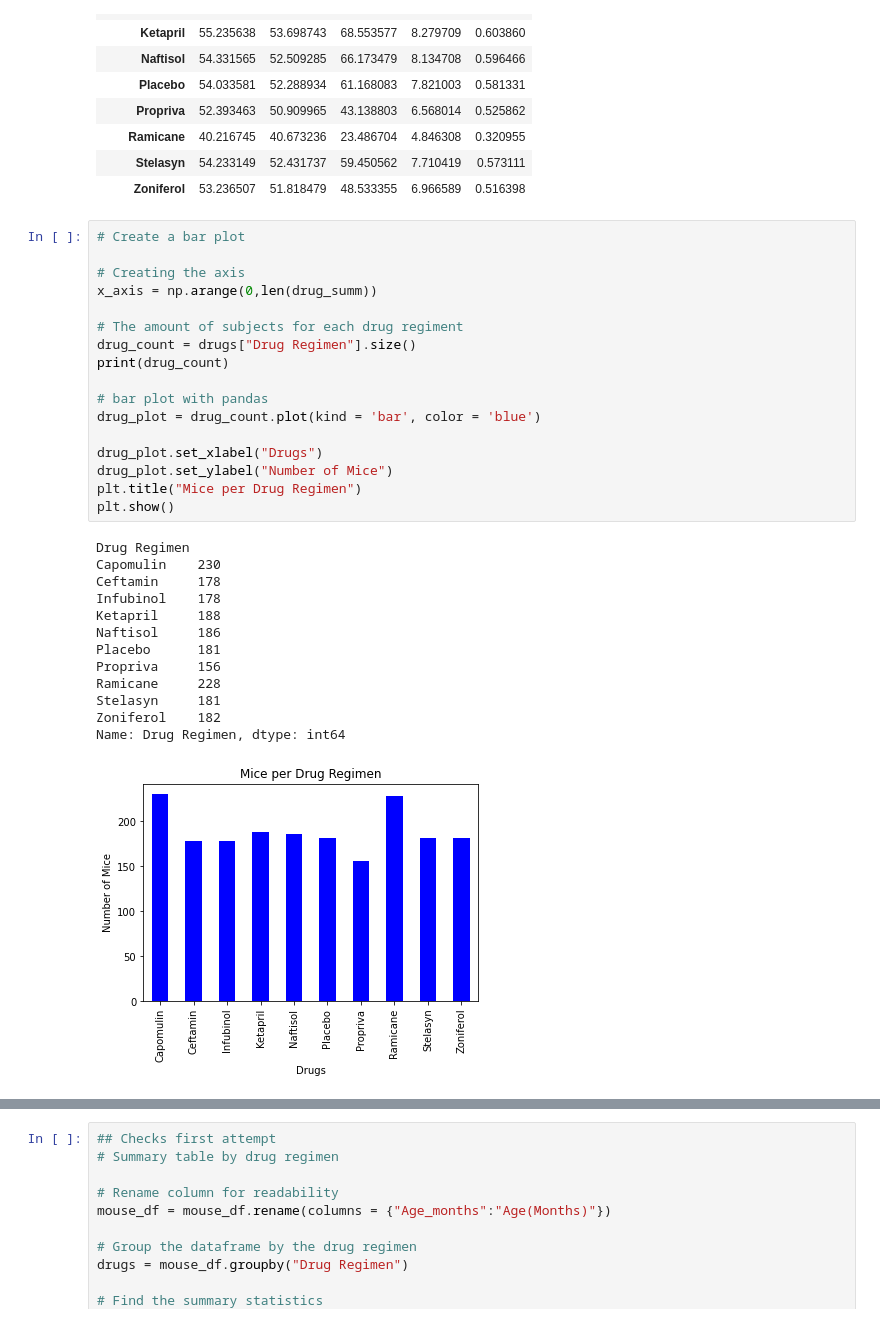
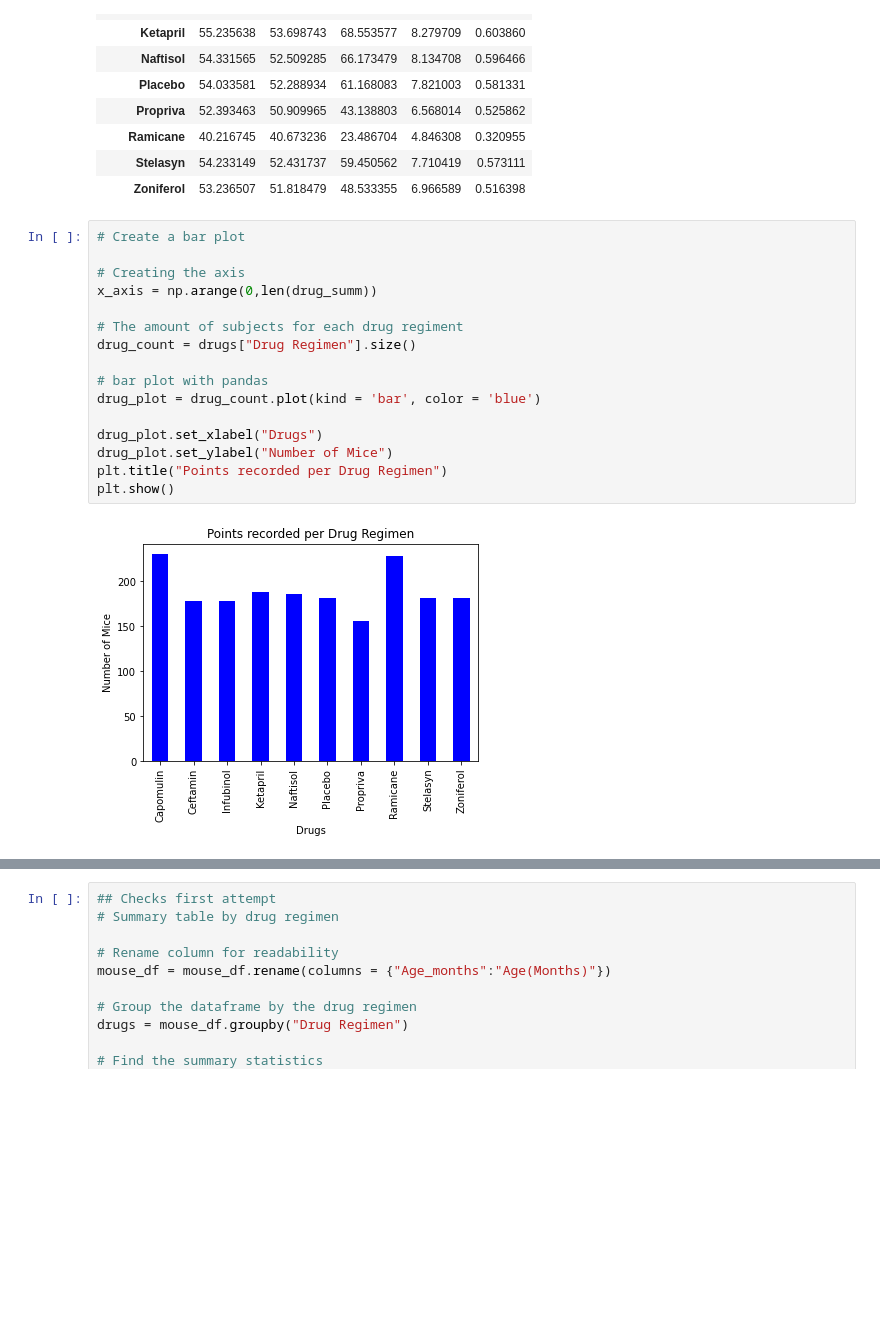
Before and after one commit to kplam624/Mice-Drug-Analysis, a Jupyter notebook: Submission/main.ipynb, the cells around one changed output, grey strips where cells are left out. Drawn from its saved outputs; the diff is of its cells as text; blank space fills up the shorter version.

```diff
--- a/Submission/main.ipynb
+++ b/Submission/main.ipynb
@@ -170,34 +171,21 @@ drug_summ
 # %%
 # Create a bar plot
 
 # Creating the axis
 x_axis = np.arange(0,len(drug_summ))
 
 # The amount of subjects for each drug regiment
 drug_count = drugs["Drug Regimen"].size()
-print(drug_count)
 
 # bar plot with pandas
 drug_plot = drug_count.plot(kind = 'bar', color = 'blue')
 
 drug_plot.set_xlabel("Drugs")
 drug_plot.set_ylabel("Number of Mice")
-plt.title("Mice per Drug Regimen")
+plt.title("Points recorded per Drug Regimen")
 plt.show()
 # %% [output]
-Drug Regimen
-Capomulin    230
-Ceftamin     178
-Infubinol    178
-Ketapril     188
-Naftisol     186
-Placebo      181
-Propriva     156
-Ramicane     228
-Stelasyn     181
-Zoniferol    182
-Name: Drug Regimen, dtype: int64
-[figure, old version]
+[figure, new version]
 # %%
 # bar plot using matplotlib
 
```
Also changed, not shown: parts of 21 cells of this notebook.
